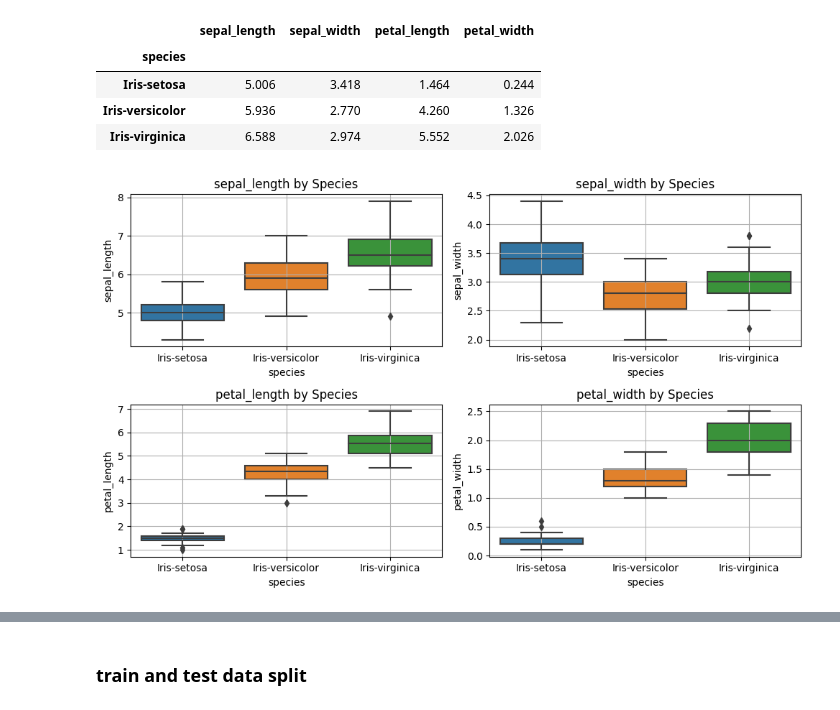
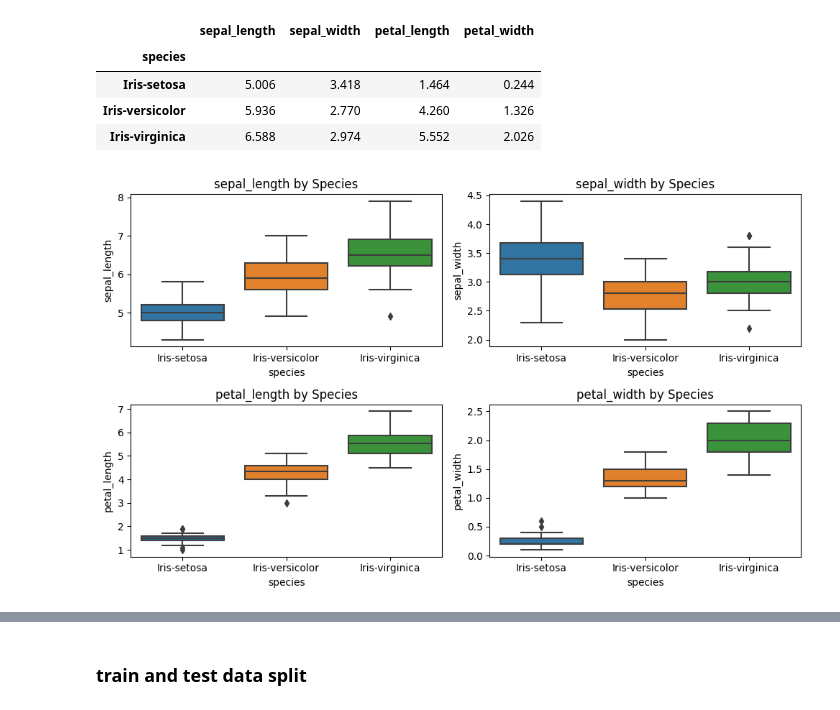
Before and after one commit to sayan14banerjee/iris_flower_classification, a Jupyter notebook: iris_flower_classification.ipynb, the cells around one changed output, grey strips where cells are left out. Drawn from its saved outputs; the diff is of its cells as text; code cells hidden in the pictures.

```diff
--- a/iris_flower_classification.ipynb
+++ b/iris_flower_classification.ipynb
@@ -160,11 +158,10 @@ data.groupby('species').mean()
 # %%
 #boxplot
 plt.figure(figsize=(10, 6))
 for i, feature in enumerate(data.columns[:-1]):
     plt.subplot(2, 2, i + 1)
     sns.boxplot(x='species', y=feature, data=data)
     plt.title(f'{feature} by Species')
-    plt.grid()
 plt.tight_layout()
 # %% [output]
-[figure, old version]
+[figure, new version]
```
Also changed, not shown: parts of 9 cells of this notebook, 1 other file.
